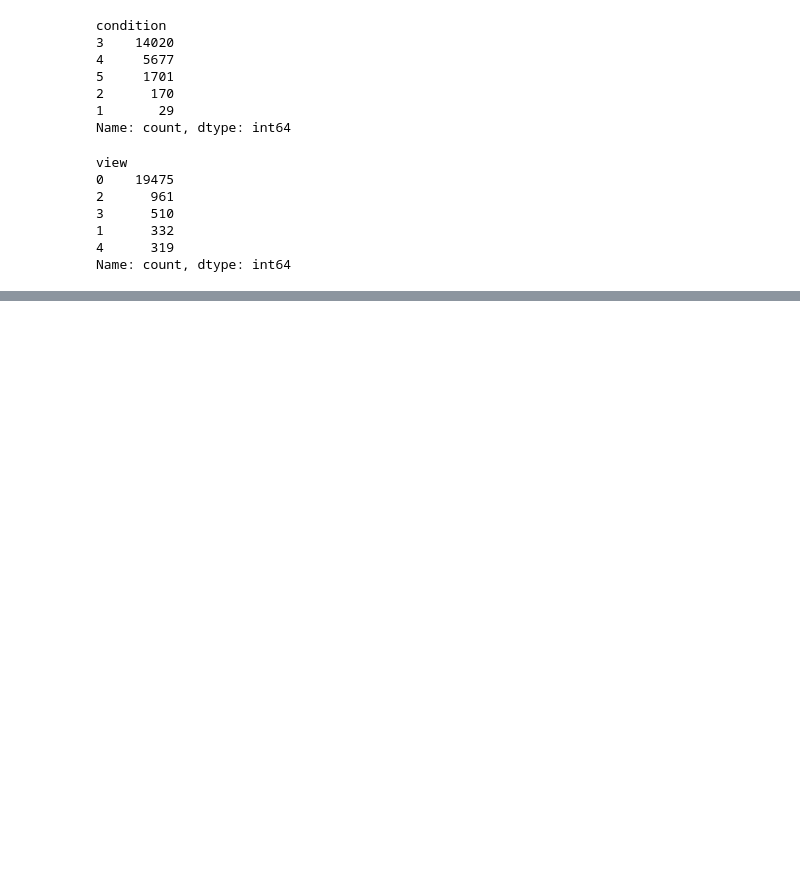
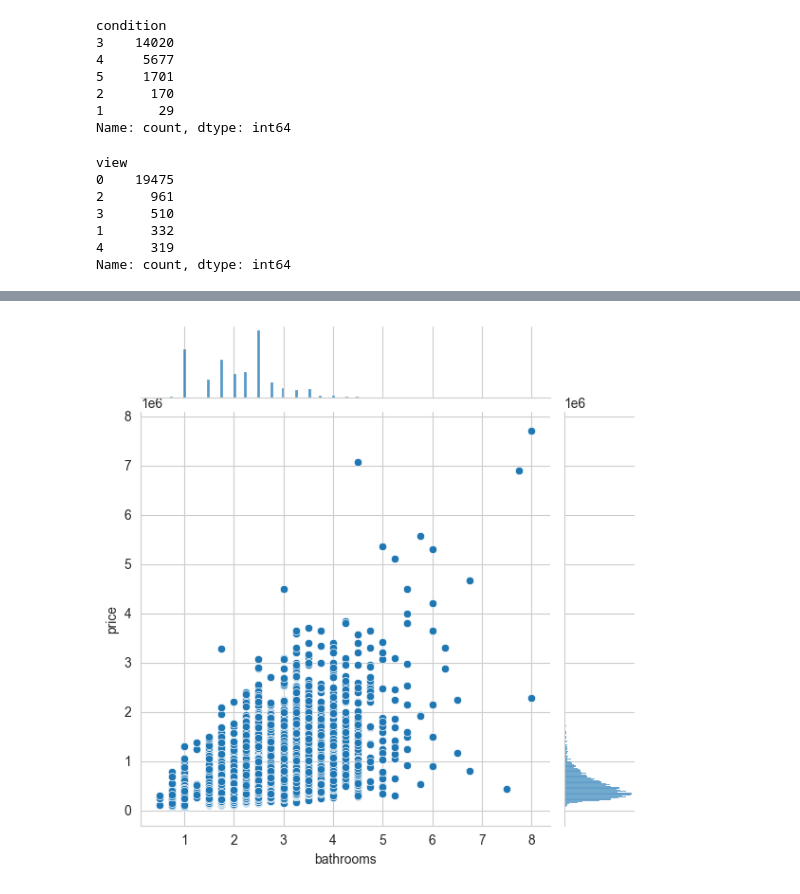
Before and after one commit to Takosaga/spring_24, a Jupyter notebook: data_mining/lab3/lab3.ipynb, the cells around one changed output, grey strips where cells are left out. Saved outputs shown, nothing was run; the diff lists cells and outputs as text; code cells hidden in the pictures; blank space fills up the shorter version.

```diff
--- a/data_mining/lab3/lab3.ipynb
+++ b/data_mining/lab3/lab3.ipynb
@@ -157,0 +227,5 @@ Name: count, dtype: int64
+# %%
+
+sns.jointplot(x= numerical_names[2], y = numerical_names[0], data=numerical_df);
+# %% [output]
+[figure, added]
```
Also changed, not shown: parts of 39 cells of this notebook.
